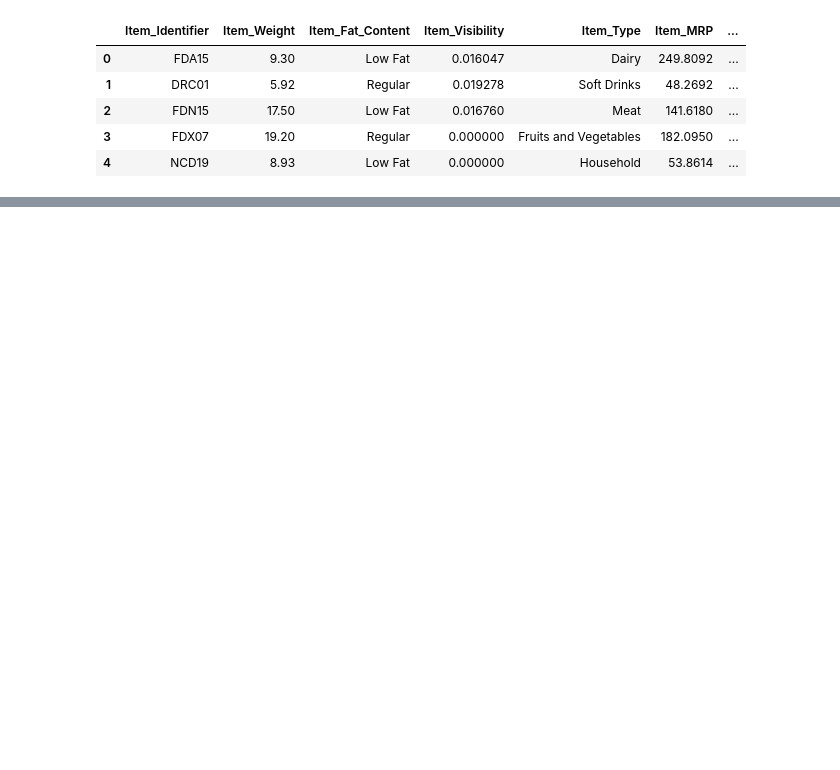
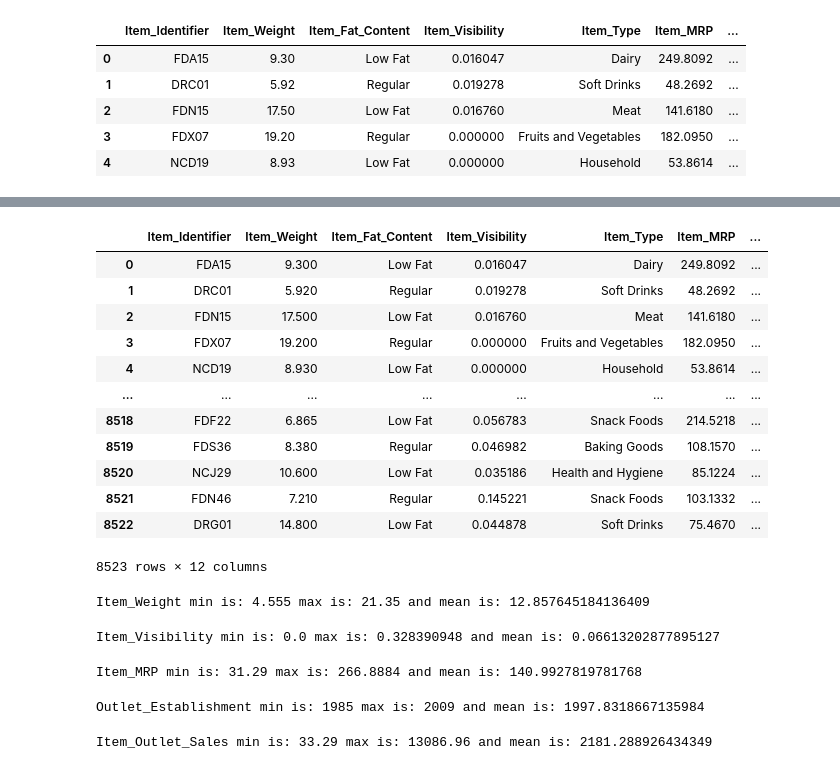
Before and after one commit to slagana8/food_sales_predicitions-, a Jupyter notebook: Project_1_Sales_Predictions.ipynb, the cells around one changed output, grey strips where cells are left out. Saved outputs shown, nothing was run; the diff lists cells and outputs as text; code cells hidden in the pictures; blank space fills up the shorter version.

```diff
--- a/Project_1_Sales_Predictions.ipynb
+++ b/Project_1_Sales_Predictions.ipynb
@@ -19,0 +173,6 @@ df_sales_predictions.head()
+# %%
+# Fix "Item_Fat_Content" inconsistencies
+df_sp.replace(["low fat","LF"],["Low Fat", "Low Fat"], inplace = True)
+df_sp.replace(["reg"],["Regular"], inplace = True)
+# Check if fixed
+df_sp['Item_Fat_Content'].unique()
@@ -19,0 +203,5 @@ df_sales_predictions.head()
+# %%
+# Fix Inconsistencies
+df_sp.replace(["High"],["Large"], inplace = True)
+# Confirm fixed
+df_sp["Outlet_Size"].unique()
@@ -19,0 +223,5 @@ df_sales_predictions.head()
+# %%
+# Fix inconsistency
+df_sp.replace(["Grocery Store"],["Supermarket Type4"], inplace = True)
+# Confirm fixed
+df_sp["Outlet_Type"].unique()
@@ -19,0 +244,56 @@ df_sales_predictions.head()
+# %%
+# Only inconsistency I see here is "Item_Outlet_Sales" should be rounded to two decimal places since the value is a price
+df_sp["Item_Outlet_Sales"]=df_sp["Item_Outlet_Sales"].round(decimals = 2)
+# %%
+# Confirm it worked
+df_sp
+# %% [output]
+|  | Item_Identifier | Item_Weight | Item_Fat_Content | Item_Visibility | Item_Type | Item_MRP | ... |
+| 0 | FDA15 | 9.300 | Low Fat | 0.016047 | Dairy | 249.8092 | ... |
+| 1 | DRC01 | 5.920 | Regular | 0.019278 | Soft Drinks | 48.2692 | ... |
+| 2 | FDN15 | 17.500 | Low Fat | 0.016760 | Meat | 141.6180 | ... |
+| 3 | FDX07 | 19.200 | Regular | 0.000000 | Fruits and Vegetables | 182.0950 | ... |
+| 4 | NCD19 | 8.930 | Low Fat | 0.000000 | Household | 53.8614 | ... |
+| ... | ... | ... | ... | ... | ... | ... | ... |
+| 8518 | FDF22 | 6.865 | Low Fat | 0.056783 | Snack Foods | 214.5218 | ... |
+| 8519 | FDS36 | 8.380 | Regular | 0.046982 | Baking Goods | 108.1570 | ... |
+| 8520 | NCJ29 | 10.600 | Low Fat | 0.035186 | Health and Hygiene | 85.1224 | ... |
+| 8521 | FDN46 | 7.210 | Regular | 0.145221 | Snack Foods | 103.1332 | ... |
+| 8522 | DRG01 | 14.800 | Low Fat | 0.044878 | Soft Drinks | 75.4670 | ... |
+8523 rows × 12 columns
+# %%
+# 8) For any numerical columns, obtain the summary statistics of each (min, max, mean)
+iw_min = df_sp["Item_Weight"].min()
+iw_max = df_sp["Item_Weight"].max()
+iw_mean = df_sp["Item_Weight"].mean()
+print("Item_Weight min is:",iw_min,"max is:",iw_max, "and mean is:", iw_mean)
+# %% [output]
+Item_Weight min is: 4.555 max is: 21.35 and mean is: 12.857645184136409
+# %%
+iv_min = df_sp["Item_Visibility"].min()
+iv_max = df_sp["Item_Visibility"].max()
+iv_mean = df_sp["Item_Visibility"].mean()
+print("Item_Visibility min is:",iv_min,"max is:",iv_max,"and mean is:",iv_mean)
+# %% [output]
+Item_Visibility min is: 0.0 max is: 0.328390948 and mean is: 0.06613202877895127
+# %%
+mrp_min = df_sp["Item_MRP"].min()
+mrp_max = df_sp["Item_MRP"].max()
+mrp_mean = df_sp["Item_MRP"].mean()
+print("Item_MRP min is:", mrp_min, "max is:", mrp_max, "and mean is:", mrp_mean)
+# %% [output]
+Item_MRP min is: 31.29 max is: 266.8884 and mean is: 140.9927819781768
+# %%
+year_min = df_sp["Outlet_Establishment_Year"].min()
+year_max = df_sp["Outlet_Establishment_Year"].max()
+year_mean = df_sp["Outlet_Establishment_Year"].mean()
+print("Outlet_Establishment min is:", year_min, "max is:", year_max, "and mean is:", year_mean)
+# %% [output]
+Outlet_Establishment min is: 1985 max is: 2009 and mean is: 1997.8318667135984
+# %%
+sales_min = df_sp["Item_Outlet_Sales"].min()
+sales_max = df_sp["Item_Outlet_Sales"].max()
+sales_mean = df_sp["Item_Outlet_Sales"].mean()
+print("Item_Outlet_Sales min is:", sales_min,"max is:", sales_max,"and mean is:", sales_mean)
+# %% [output]
+Item_Outlet_Sales min is: 33.29 max is: 13086.96 and mean is: 2181.288926434349
```
Also changed, not shown: parts of 24 cells of this notebook.
